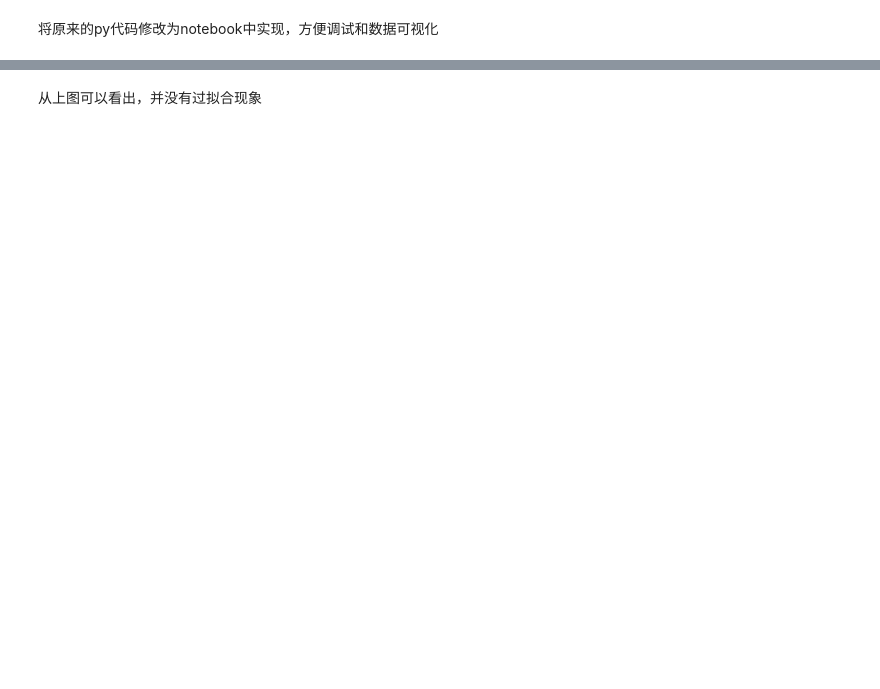
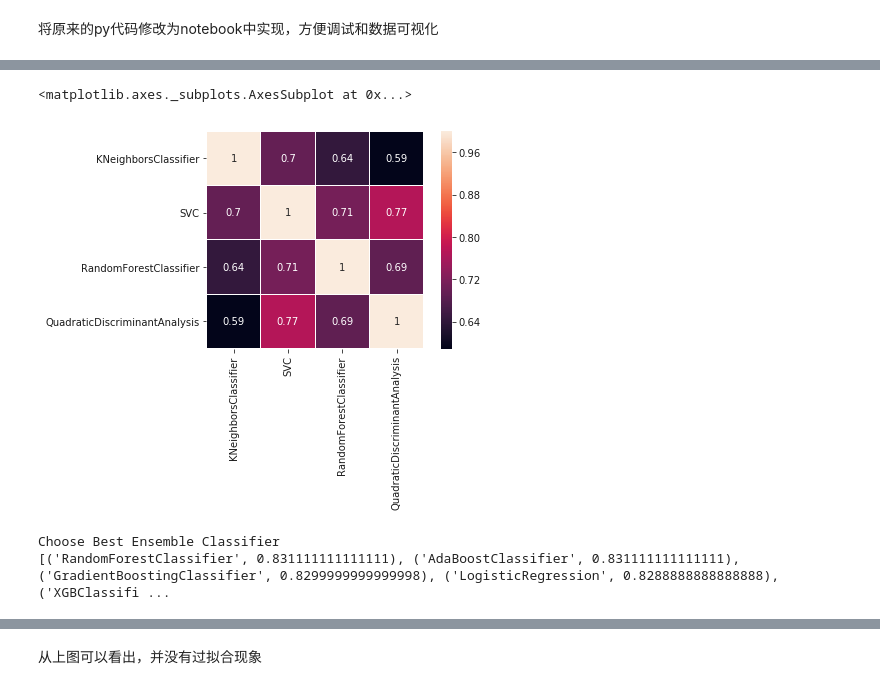
Before and after one commit to Jahvey/PYTHON_kaggle_titanic, a Jupyter notebook: my titanic.ipynb, the cells around one changed output, grey strips where cells are left out. Saved outputs shown, nothing was run; the diff lists cells and outputs as text; code cells hidden in the pictures; blank space fills up the shorter version.

```diff
--- a/my titanic.ipynb
+++ b/my titanic.ipynb
@@ -659,20 +684,23 @@ svc = SVC(  kernel = 'linear',
 # %%
 # Create Numpy arrays of train, test and target ( Survived) dataframes to feed into our models
-y_train = data_train['Survived'].ravel()
-data_train = data_train.drop(['Survived'], axis=1)
-x_train = data_train.values # Creates an array of the train data
+y_train = data_train.values[:,0]
+x_train = data_train.values[:,1:] # Creates an array of the train data
 x_test = data_test.values # Creats an array of the test data
-
-# Create our OOF train and test predictions. These base results will be used as new features
-et_oof_train, et_oof_test = AlgoAssemTools.get_oof(et, x_train, y_train, x_test) # Extra Trees
-rf_oof_train, rf_oof_test = AlgoAssemTools.get_oof(rf,x_train, y_train, x_test) # Random Forest
-ada_oof_train, ada_oof_test = AlgoAssemTools.get_oof(ada, x_train, y_train, x_test) # AdaBoost
-gb_oof_train, gb_oof_test = AlgoAssemTools.get_oof(gb,x_train, y_train, x_test) # Gradient Boost
-svc_oof_train, svc_oof_test = AlgoAssemTools.get_oof(svc,x_train, y_train, x_test) # Support Vector Classifier
 
 rf_features=rf.fit(x_train,y_train).feature_importances_
 et_features=et.fit(x_train, y_train).feature_importances_
 ada_features=ada.fit(x_train, y_train).feature_importances_
 gb_features=gb.fit(x_train,y_train).feature_importances_
 
-print (rf_features)
+cols = data_train.drop('Survived',axis=1).columns.values
+
+feature_dataframe = pd.DataFrame( {'features': cols,
+     'Random Forest feature importances': rf_features,
+     'Extra Trees  feature importances': et_features,
+      'AdaBoost feature importances': ada_features,
+    'Gradient Boost feature importances': gb_features
+    })
+feature_dataframe.set_index('features')
+feature_dataframe['mean'] = feature_dataframe.mean(axis= 1) # axis = 1 computes the mean row-wise
+feature_dataframe=feature_dataframe.sort_values(['mean'],ascending=False)
+print feature_dataframe.head(3)
@@ -717,14 +765,17 @@ base_predictions_train=second_predictions_train
 # %%
 # data = [
 #     go.Heatmap(
 #         z= base_predictions_train.astype(float).corr().values ,
 #         x=base_predictions_train.columns.values,
 #         y= base_predictions_train.columns.values,
 #           colorscale='Viridis',
 #             showscale=True,
 #             reversescale = True
 #     )
 # ]
 # py.iplot(data, filename='labelled-heatmap')
 
-sns.heatmap(base_predictions_train.astype(float).corr(),linewidths=0.1,vmax=1.0, square=True,  linecolor='white', annot=True)
+sns.heatmap(second_predictions_train.astype(float).corr(),linewidths=0.1,vmax=1.0, square=True,  linecolor='white', annot=True)
+# %% [output]
+<matplotlib.axes._subplots.AxesSubplot at 0x...>
+[figure, added]
@@ -739,21 +782,20 @@ print x_test[0:3,:]
 # %%
 import xgboost as xgb
-gbm = xgb.XGBClassifier(
+print ('Choose Best Ensemble Classifier')
+
+classifiers = [
+    xgb.XGBClassifier(
     #learning_rate = 0.02,
- n_estimators= 2000,
- max_depth= 4,
- min_child_weight= 2,
- #gamma=1,
- gamma=0.9,
- subsample=0.8,
- colsample_bytree=0.8,
- objective= 'binary:logistic',
- nthread= -1,
- scale_pos_weight=1)
-
-gbm=AdaBoostClassifier()
-classifiers = [
-    gbm,
+     n_estimators= 2000,
+     max_depth= 4,
+     min_child_weight= 2,
+     #gamma=1,
+     gamma=0.9,
+     subsample=0.8,
+     colsample_bytree=0.8,
+     objective= 'binary:logistic',
+     nthread= -1,
+     scale_pos_weight=1),
     KNeighborsClassifier(3),
     SVC(probability=True),
     DecisionTreeClassifier(),
@@ -764,17 +806,12 @@ classifiers = [
     LinearDiscriminantAnalysis(),
     QuadraticDiscriminantAnalysis(),
     LogisticRegression()]
-
-X = x_train
-y = y_train
-acc_dict={}
-for clf in classifiers:
-    clf_name=clf.__class__.__name__
-    clf_score=AlgoAssemTools.clf_accuracy_score(clf,X,y,10)
-    acc_dict[clf_name]=clf_score
-
-gbm.fit(x_train, y_train)
-predictions = gbm.predict(x_test)
+x_train=second_predictions_train.values
+x_test=second_predictions_test.values
+acc_dict=AlgoAssemTools.eval_clfs_accuracy_score(classifiers,x_train,y_train)
 print sorted(acc_dict.items(), key=lambda x:x[1],reverse=True)
+# %% [output]
+Choose Best Ensemble Classifier
+[('RandomForestClassifier', 0.831111111111111), ('AdaBoostClassifier', 0.831111111111111), ('GradientBoostingClassifier', 0.8299999999999998), ('LogisticRegression', 0.8288888888888888), ('XGBClassifi ...
 # %%
 # Generate Submission File
```
Also changed, not shown: parts of 16 cells of this notebook.
